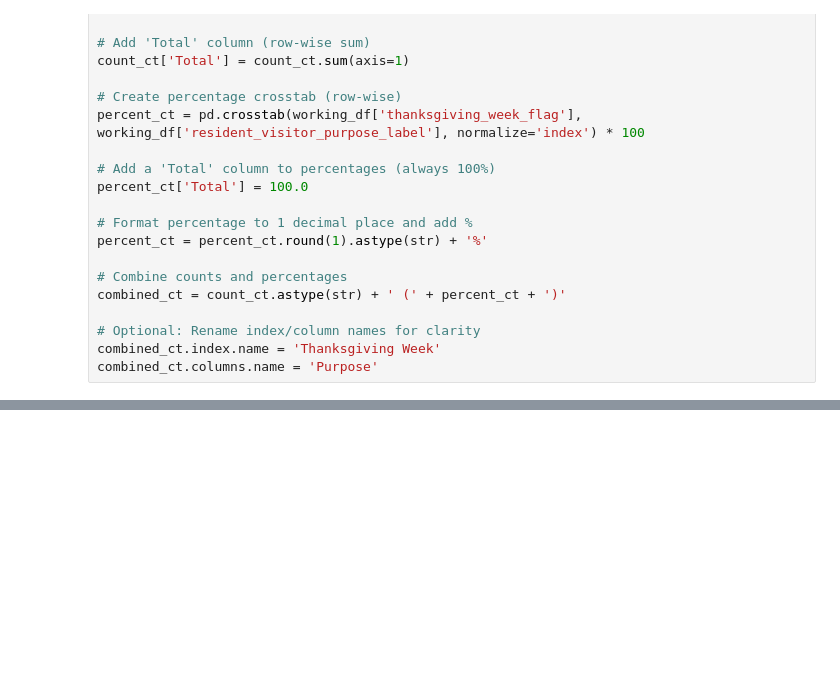
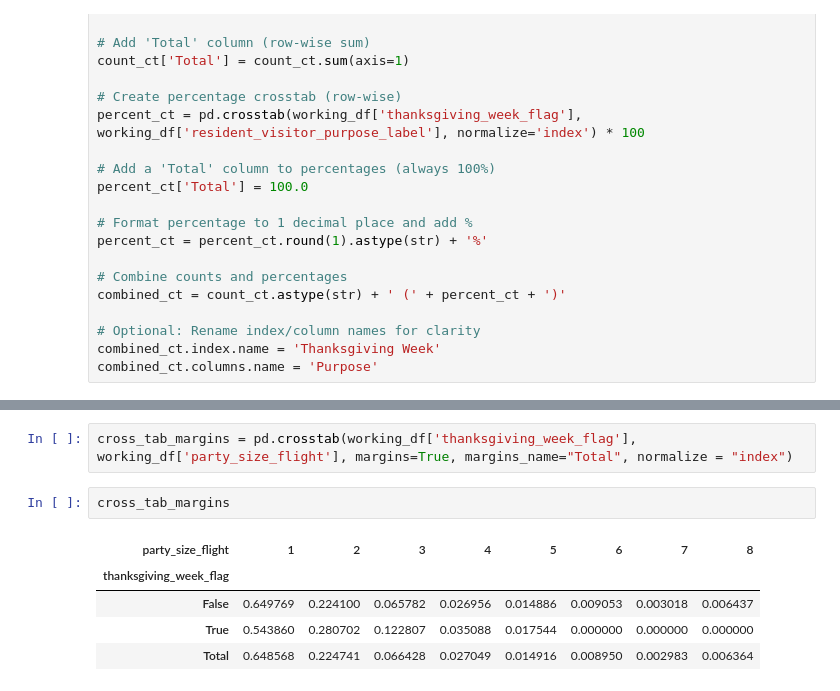
Before and after one commit to SANDAG/Survey_Airport, a Jupyter notebook: notebooks/13-compare-thanksgiving-week-records.ipynb, the cells around one changed output, grey strips where cells are left out. Saved outputs shown, nothing was run; the diff lists cells and outputs as text; blank space fills up the shorter version.

```diff
--- a/notebooks/13-compare-thanksgiving-week-records.ipynb
+++ b/notebooks/13-compare-thanksgiving-week-records.ipynb
@@ -258,0 +323,10 @@ combined_ct
+# %%
+cross_tab_margins = pd.crosstab(working_df['thanksgiving_week_flag'], working_df['party_size_flight'], margins=True, margins_name="Total", normalize = "index")
+# %%
+cross_tab_margins
+# %% [output]
+| party_size_flight | 1 | 2 | 3 | 4 | 5 | 6 | 7 | 8 |
+| thanksgiving_week_flag |  |  |  |  |  |  |  |  |
+| False | 0.649769 | 0.224100 | 0.065782 | 0.026956 | 0.014886 | 0.009053 | 0.003018 | 0.006437 |
+| True | 0.543860 | 0.280702 | 0.122807 | 0.035088 | 0.017544 | 0.000000 | 0.000000 | 0.000000 |
+| Total | 0.648568 | 0.224741 | 0.066428 | 0.027049 | 0.014916 | 0.008950 | 0.002983 | 0.006364 |
```
Also changed, not shown: parts of 5 cells of this notebook, 3 other files.
